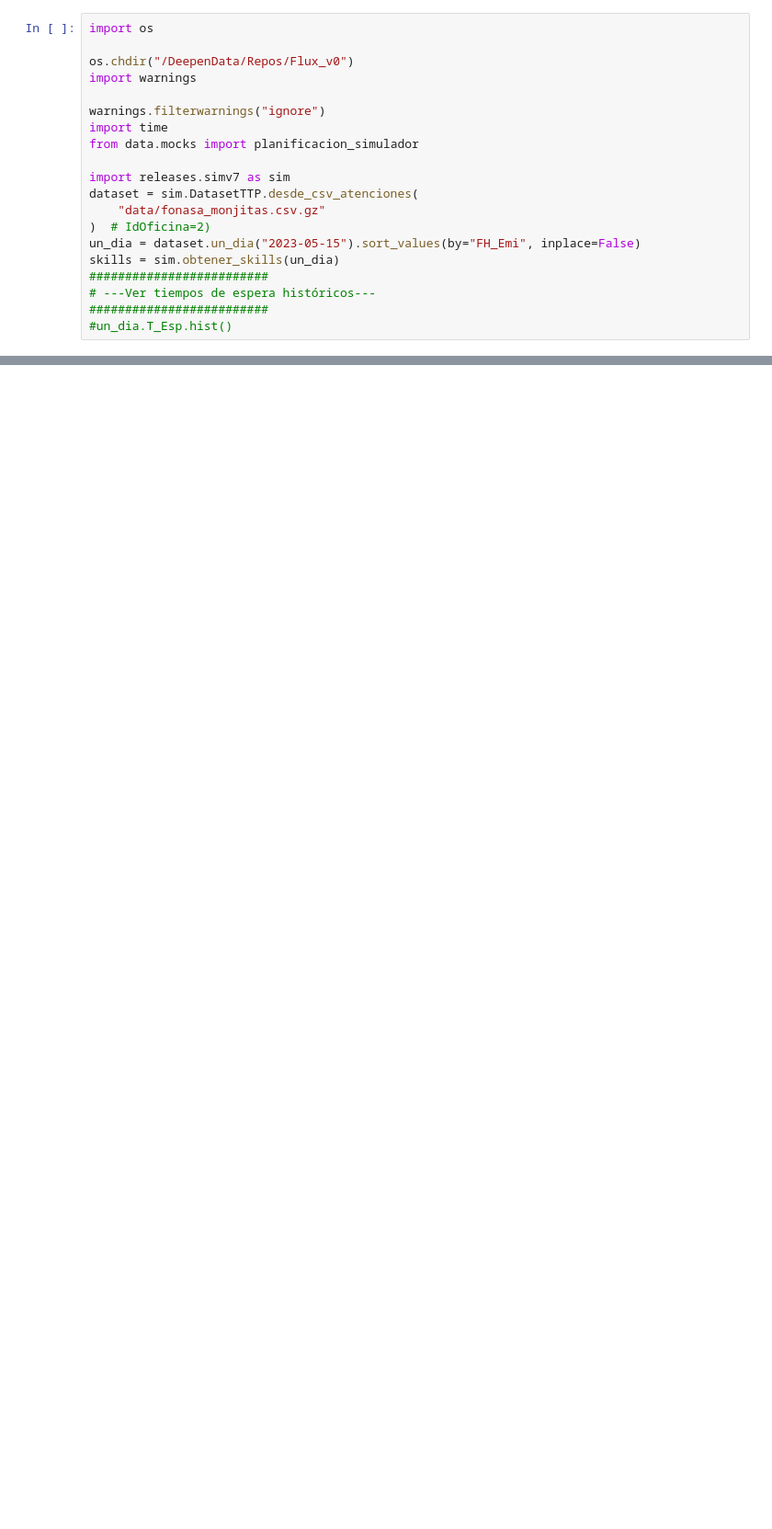
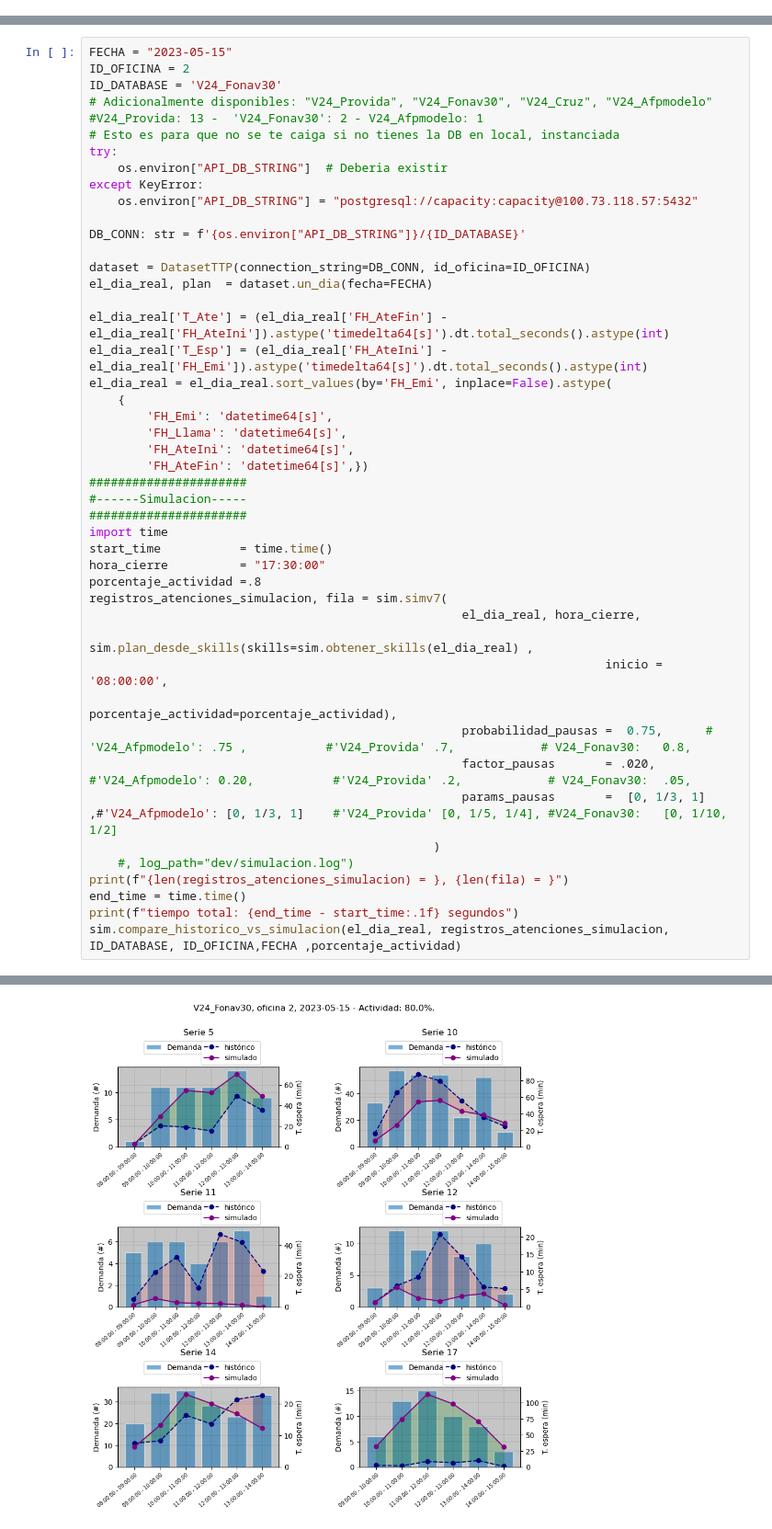
Before and after one commit to alejandroacevedo2305/Flux_v0, a Jupyter notebook: demo_notebooks/demo_simulador.ipynb, the cells around one changed output, grey strips where cells are left out. Shown at 92% size. Drawn from its saved outputs; the diff is of its cells as text; blank space fills up the shorter version.

Commit message:
demo simv7 okey

```diff
--- a/demo_notebooks/demo_simulador.ipynb
+++ b/demo_notebooks/demo_simulador.ipynb
@@ -1,20 +0,0 @@
-# %%
-import os
-
-os.chdir("/DeepenData/Repos/Flux_v0")
-import warnings
-
-warnings.filterwarnings("ignore")
-import time
-from data.mocks import planificacion_simulador
-
-import releases.simv7 as sim
-dataset = sim.DatasetTTP.desde_csv_atenciones(
-    "data/fonasa_monjitas.csv.gz"
-)  # IdOficina=2)
-un_dia = dataset.un_dia("2023-05-15").sort_values(by="FH_Emi", inplace=False)
-skills = sim.obtener_skills(un_dia)
-#########################
-# ---Ver tiempos de espera históricos---
-#########################
-#un_dia.T_Esp.hist()
@@ -52,0 +196,47 @@ tiempo total: 3.5 segundos
+# %%
+FECHA = "2023-05-15"
+ID_OFICINA = 2
+ID_DATABASE = 'V24_Fonav30'
+# Adicionalmente disponibles: "V24_Provida", "V24_Fonav30", "V24_Cruz", "V24_Afpmodelo"
+#V24_Provida: 13 -  'V24_Fonav30': 2 - V24_Afpmodelo: 1
+# Esto es para que no se te caiga si no tienes la DB en local, instanciada
+try:
+    os.environ["API_DB_STRING"]  # Deberia existir
+except KeyError:
+    os.environ["API_DB_STRING"] = "postgresql://capacity:capacity@100.73.118.57:5432"
+
+DB_CONN: str = f'{os.environ["API_DB_STRING"]}/{ID_DATABASE}'
+
+dataset = DatasetTTP(connection_string=DB_CONN, id_oficina=ID_OFICINA)
+el_dia_real, plan  = dataset.un_dia(fecha=FECHA)
+
+el_dia_real['T_Ate'] = (el_dia_real['FH_AteFin'] - el_dia_real['FH_AteIni']).astype('timedelta64[s]').dt.total_seconds().astype(int)
+el_dia_real['T_Esp'] = (el_dia_real['FH_AteIni'] - el_dia_real['FH_Emi']).astype('timedelta64[s]').dt.total_seconds().astype(int)
+el_dia_real = el_dia_real.sort_values(by='FH_Emi', inplace=False).astype(
+    {
+        'FH_Emi': 'datetime64[s]',
+        'FH_Llama': 'datetime64[s]',
+        'FH_AteIni': 'datetime64[s]',
+        'FH_AteFin': 'datetime64[s]',})
+######################
+#------Simulacion-----
+######################
+import time
+start_time           = time.time()
+hora_cierre          = "17:30:00"
+porcentaje_actividad =.8
+registros_atenciones_simulacion, fila = sim.simv7(
+                                                    el_dia_real, hora_cierre,
+                                                    sim.plan_desde_skills(skills=sim.obtener_skills(el_dia_real) ,
+                                                                        inicio = '08:00:00',
+                                                                        porcentaje_actividad=porcentaje_actividad),
+                                                    probabilidad_pausas =  0.75,      # 'V24_Afpmodelo': .75 ,           #'V24_Provida' .7,            # V24_Fonav30:   0.8,
+                                                    factor_pausas       = .020,        #'V24_Afpmodelo': 0.20,           #'V24_Provida' .2,            # V24_Fonav30:  .05,
+                                                    params_pausas       =  [0, 1/3, 1] ,#'V24_Afpmodelo': [0, 1/3, 1]    #'V24_Provida' [0, 1/5, 1/4], #V24_Fonav30:   [0, 1/10, 1/2]
+                                                )
+    #, log_path="dev/simulacion.log")
+print(f"{len(registros_atenciones_simulacion) = }, {len(fila) = }")
+end_time = time.time()
+print(f"tiempo total: {end_time - start_time:.1f} segundos")
+sim.compare_historico_vs_simulacion(el_dia_real, registros_atenciones_simulacion,  ID_DATABASE, ID_OFICINA,FECHA ,porcentaje_actividad)
+# %% [output]
@@ -52,0 +251 @@ tiempo total: 3.5 segundos
+[figure, added]
```
Also changed, not shown: parts of 6 cells of this notebook, 4 other files.
